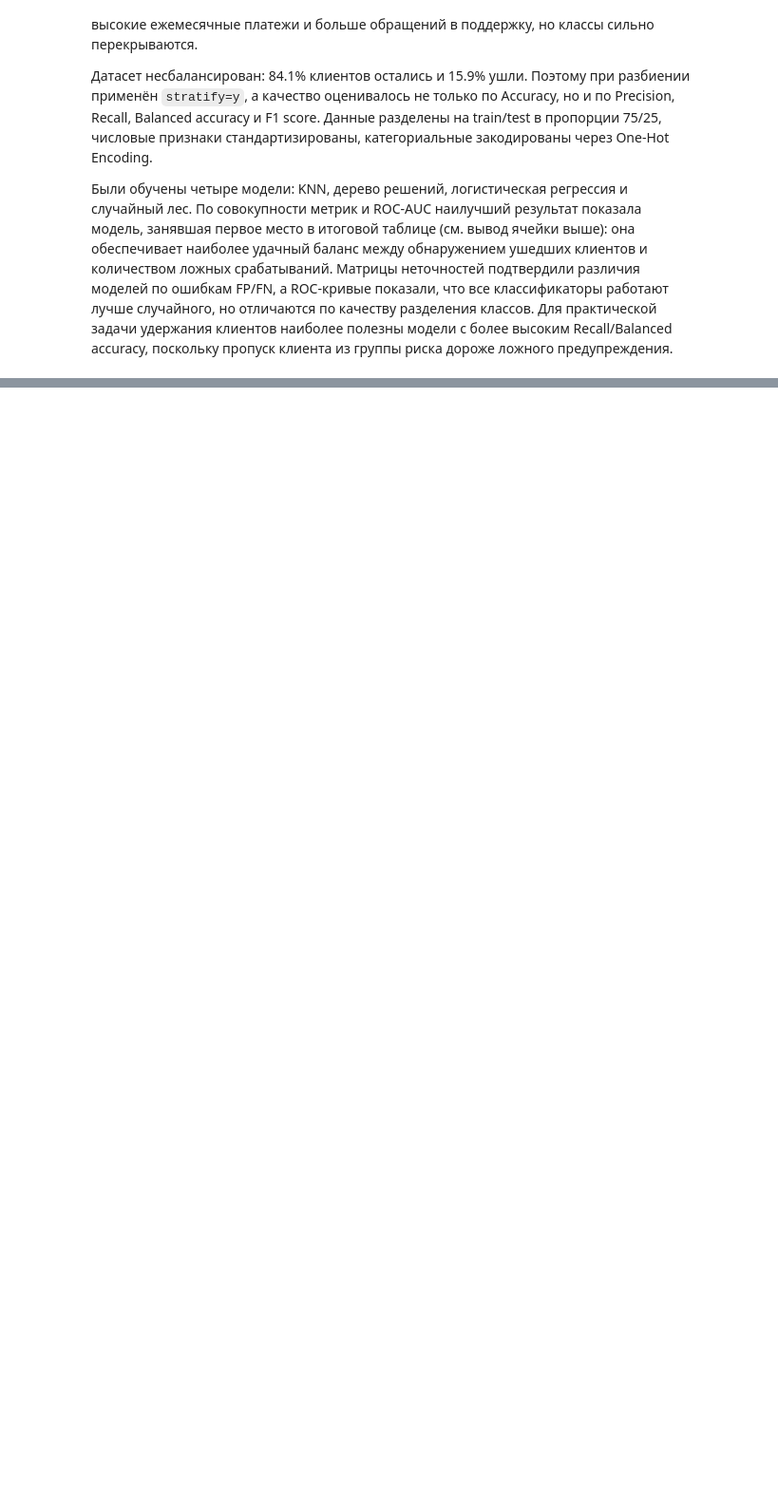
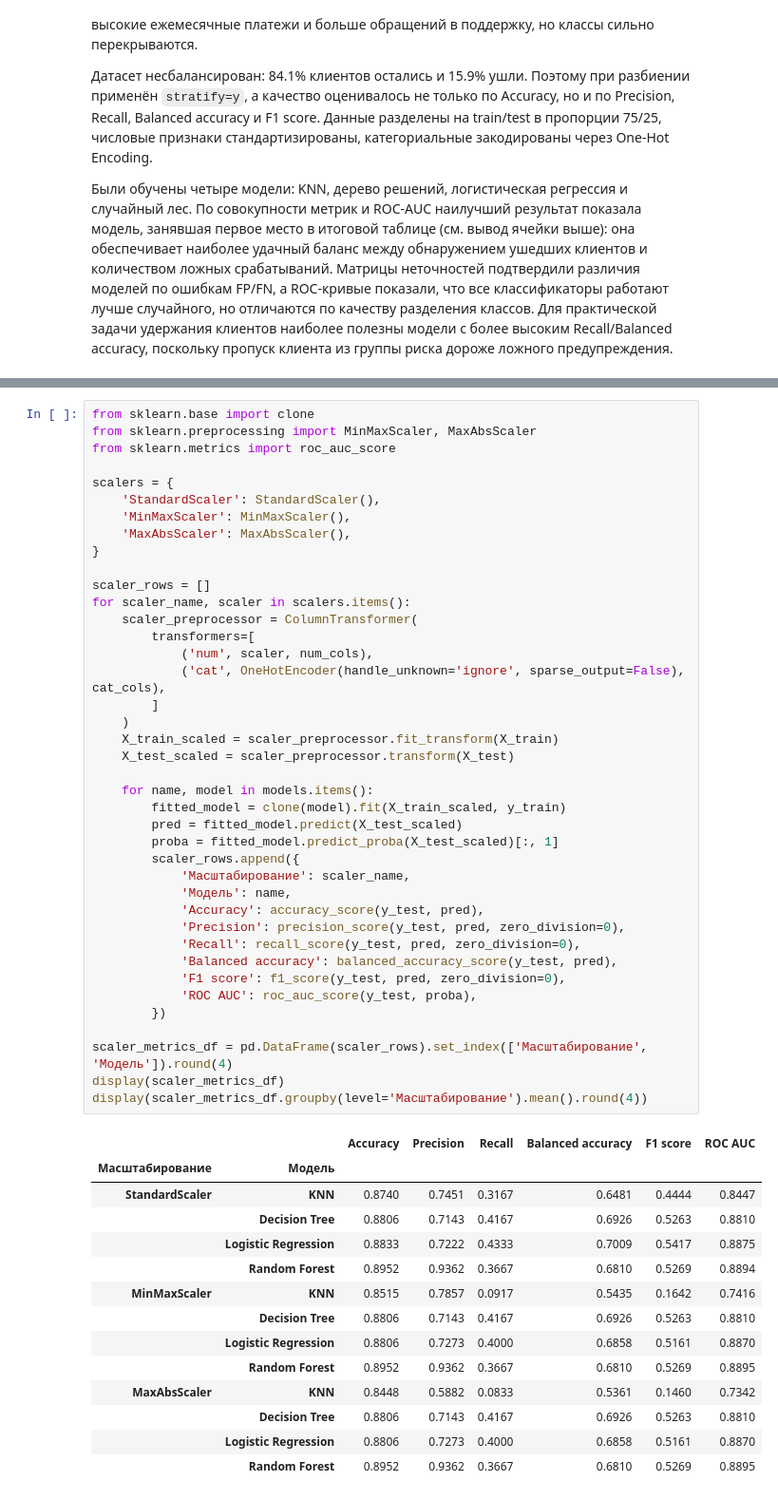
Before and after one commit to DoubleD-99/ida, a Jupyter notebook: ЛР5_Веселов_5.ipynb, the cells around one changed output, grey strips where cells are left out. Shown at 95% size. Saved outputs shown, nothing was run; the diff lists cells and outputs as text; blank space fills up the shorter version.

```diff
--- a/ЛР5_Веселов_5.ipynb
+++ b/ЛР5_Веселов_5.ipynb
@@ -362,0 +423,55 @@ print('Лучшая модель по совокупности F1/Balanced accur
+# %%
+from sklearn.base import clone
+from sklearn.preprocessing import MinMaxScaler, MaxAbsScaler
+from sklearn.metrics import roc_auc_score
+
+scalers = {
+    'StandardScaler': StandardScaler(),
+    'MinMaxScaler': MinMaxScaler(),
+    'MaxAbsScaler': MaxAbsScaler(),
+}
+
+scaler_rows = []
+for scaler_name, scaler in scalers.items():
+    scaler_preprocessor = ColumnTransformer(
+        transformers=[
+            ('num', scaler, num_cols),
+            ('cat', OneHotEncoder(handle_unknown='ignore', sparse_output=False), cat_cols),
+        ]
+    )
+    X_train_scaled = scaler_preprocessor.fit_transform(X_train)
+    X_test_scaled = scaler_preprocessor.transform(X_test)
+
+    for name, model in models.items():
+        fitted_model = clone(model).fit(X_train_scaled, y_train)
+        pred = fitted_model.predict(X_test_scaled)
+        proba = fitted_model.predict_proba(X_test_scaled)[:, 1]
+        scaler_rows.append({
+            'Масштабирование': scaler_name,
+            'Модель': name,
+            'Accuracy': accuracy_score(y_test, pred),
+            'Precision': precision_score(y_test, pred, zero_division=0),
+            'Recall': recall_score(y_test, pred, zero_division=0),
+            'Balanced accuracy': balanced_accuracy_score(y_test, pred),
+            'F1 score': f1_score(y_test, pred, zero_division=0),
+            'ROC AUC': roc_auc_score(y_test, proba),
+        })
+
+scaler_metrics_df = pd.DataFrame(scaler_rows).set_index(['Масштабирование', 'Модель']).round(4)
+display(scaler_metrics_df)
+display(scaler_metrics_df.groupby(level='Масштабирование').mean().round(4))
+# %% [output]
+|  |  | Accuracy | Precision | Recall | Balanced accuracy | F1 score | ROC AUC |
+| Масштабирование | Модель |  |  |  |  |  |  |
+| StandardScaler | KNN | 0.8740 | 0.7451 | 0.3167 | 0.6481 | 0.4444 | 0.8447 |
+|  | Decision Tree | 0.8806 | 0.7143 | 0.4167 | 0.6926 | 0.5263 | 0.8810 |
+|  | Logistic Regression | 0.8833 | 0.7222 | 0.4333 | 0.7009 | 0.5417 | 0.8875 |
+|  | Random Forest | 0.8952 | 0.9362 | 0.3667 | 0.6810 | 0.5269 | 0.8894 |
+| MinMaxScaler | KNN | 0.8515 | 0.7857 | 0.0917 | 0.5435 | 0.1642 | 0.7416 |
+|  | Decision Tree | 0.8806 | 0.7143 | 0.4167 | 0.6926 | 0.5263 | 0.8810 |
+|  | Logistic Regression | 0.8806 | 0.7273 | 0.4000 | 0.6858 | 0.5161 | 0.8870 |
+|  | Random Forest | 0.8952 | 0.9362 | 0.3667 | 0.6810 | 0.5269 | 0.8895 |
+| MaxAbsScaler | KNN | 0.8448 | 0.5882 | 0.0833 | 0.5361 | 0.1460 | 0.7342 |
+|  | Decision Tree | 0.8806 | 0.7143 | 0.4167 | 0.6926 | 0.5263 | 0.8810 |
+|  | Logistic Regression | 0.8806 | 0.7273 | 0.4000 | 0.6858 | 0.5161 | 0.8870 |
+|  | Random Forest | 0.8952 | 0.9362 | 0.3667 | 0.6810 | 0.5269 | 0.8895 |
```
Also changed, not shown: parts of 12 cells of this notebook.
